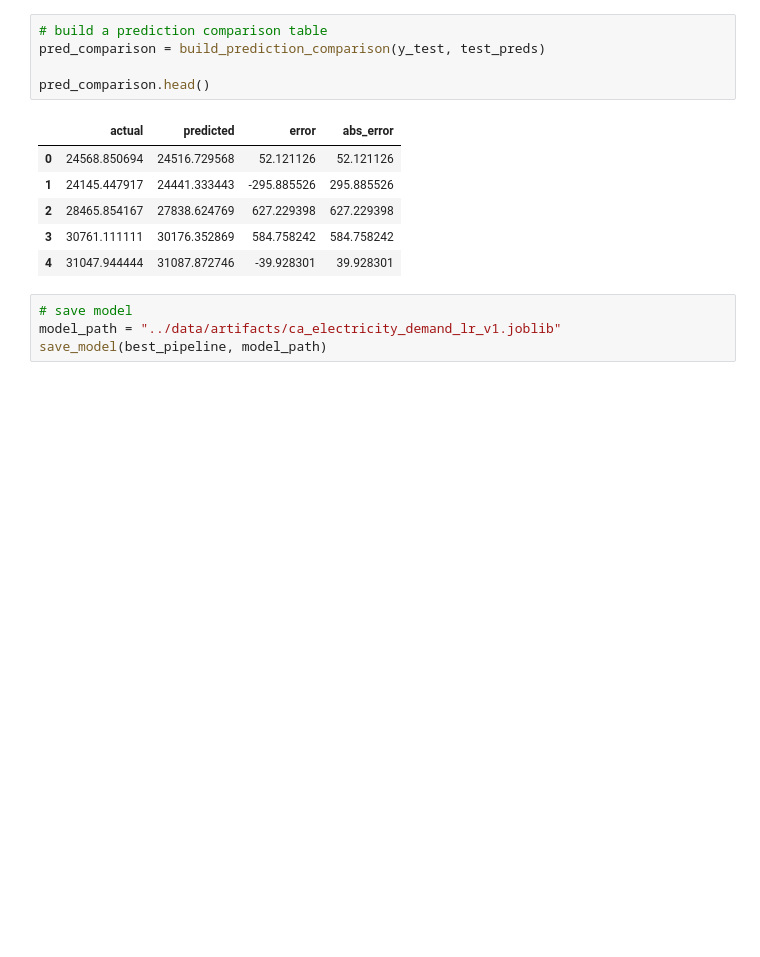
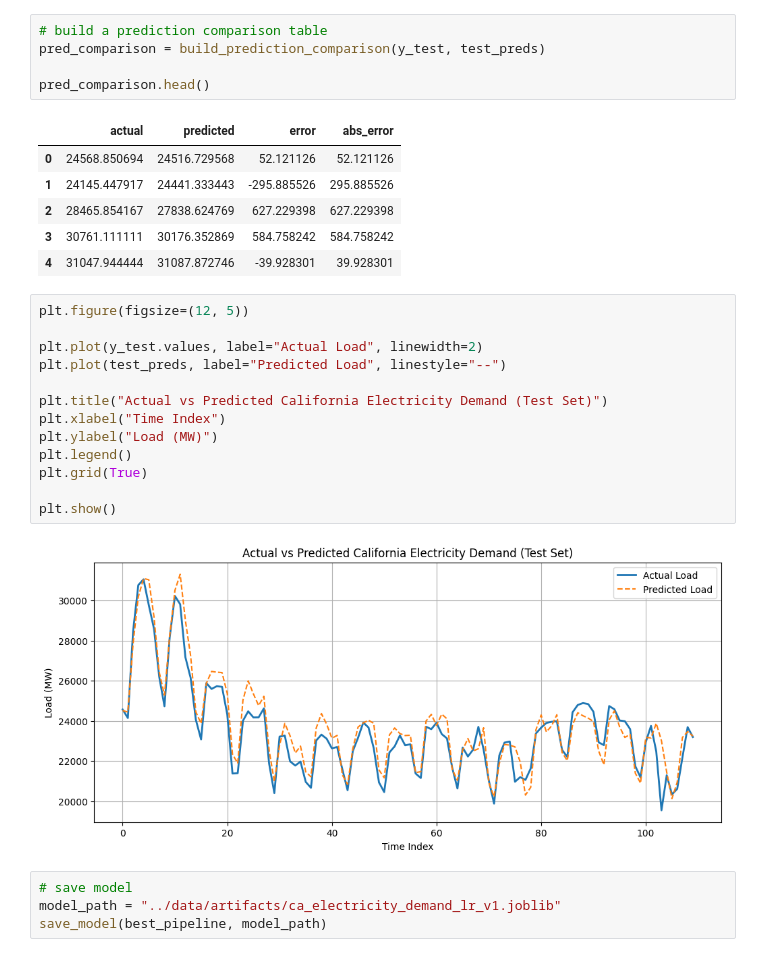
Before and after one commit to jeremy-ferrara/predicting-ca-electricity-demand, a Jupyter notebook: notebooks/03_modeling.ipynb, the cells around one changed output. Drawn from its saved outputs; the diff is of its cells as text; blank space fills up the shorter version.

Commit message:
modeling figure added, pychache added to gitignore

```diff
--- a/notebooks/03_modeling.ipynb
+++ b/notebooks/03_modeling.ipynb
@@ -88,6 +89,21 @@ pred_comparison.head()
 | 2 | 28465.854167 | 27838.624769 | 627.229398 | 627.229398 |
 | 3 | 30761.111111 | 30176.352869 | 584.758242 | 584.758242 |
 | 4 | 31047.944444 | 31087.872746 | -39.928301 | 39.928301 |
+# %%
+plt.figure(figsize=(12, 5))
+
+plt.plot(y_test.values, label="Actual Load", linewidth=2)
+plt.plot(test_preds, label="Predicted Load", linestyle="--")
+
+plt.title("Actual vs Predicted California Electricity Demand (Test Set)")
+plt.xlabel("Time Index")
+plt.ylabel("Load (MW)")
+plt.legend()
+plt.grid(True)
+
+plt.show()
+# %% [output]
+[figure, added]
 # %%
 # save model
 model_path = "../data/artifacts/ca_electricity_demand_lr_v1.joblib"
```
Also changed, not shown: parts of 1 cell of this notebook, 1 other file.
